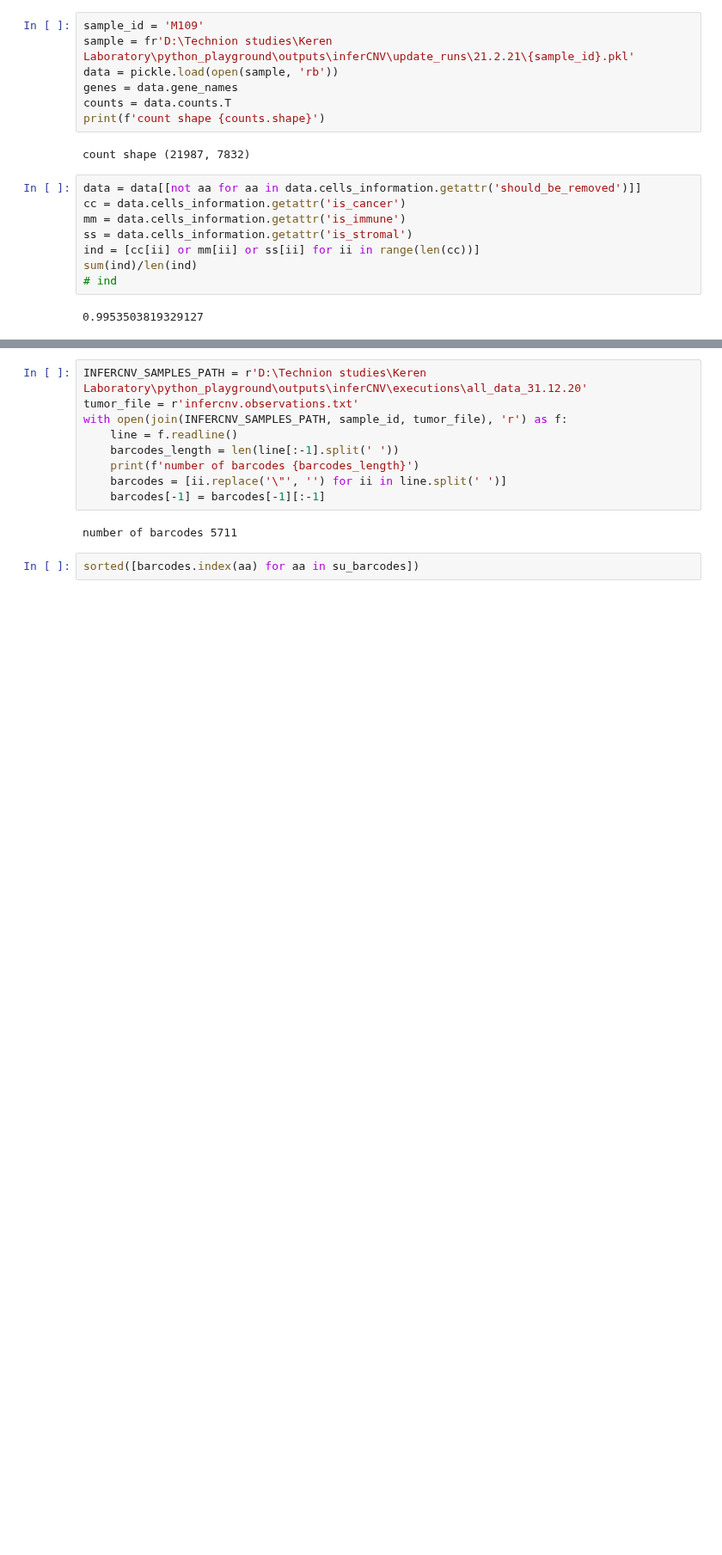
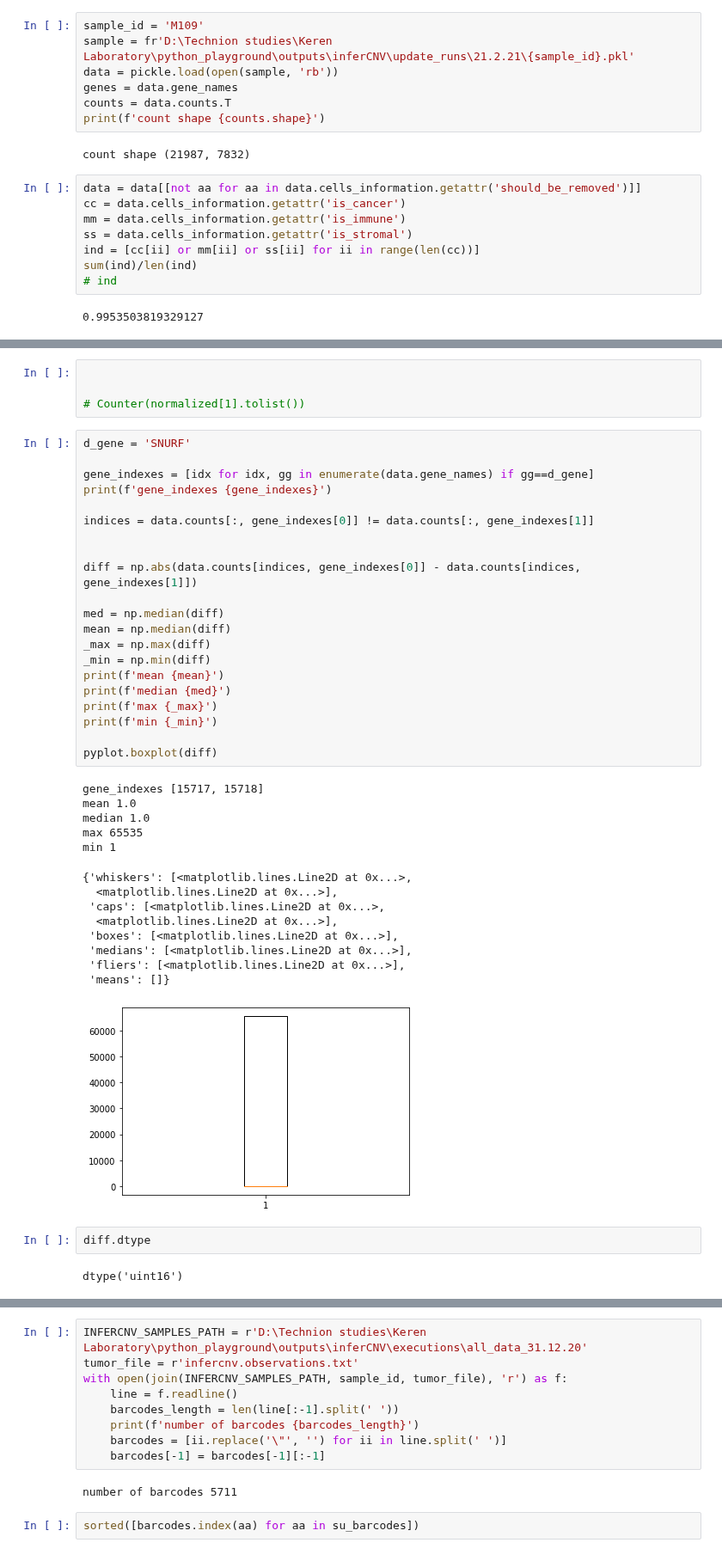
Before and after one commit to ItayShlosberg/classifying-response-to-immunotherapy, a Jupyter notebook: playgrounds/playground_nb.ipynb, the cells around one changed output, grey strips where cells are left out. Shown at 86% size. Drawn from its saved outputs; the diff is of its cells as text; blank space fills up the shorter version.

```diff
--- a/playgrounds/playground_nb.ipynb
+++ b/playgrounds/playground_nb.ipynb
@@ -176,0 +240,44 @@ su_barcodes = data[[not aa for aa in ind]].barcodes
+# %%
+
+
+# Counter(normalized[1].tolist())
+# %%
+d_gene = 'SNURF'
+
+gene_indexes = [idx for idx, gg in enumerate(data.gene_names) if gg==d_gene]
+print(f'gene_indexes {gene_indexes}')
+
+indices = data.counts[:, gene_indexes[0]] != data.counts[:, gene_indexes[1]]
+
+
+diff = np.abs(data.counts[indices, gene_indexes[0]] - data.counts[indices, gene_indexes[1]])
+
+med = np.median(diff)
+mean = np.median(diff)
+_max = np.max(diff)
+_min = np.min(diff)
+print(f'mean {mean}')
+print(f'median {med}')
+print(f'max {_max}')
+print(f'min {_min}')
+
+pyplot.boxplot(diff)
+# %% [output]
+gene_indexes [15717, 15718]
+mean 1.0
+median 1.0
+max 65535
+min 1
+{'whiskers': [<matplotlib.lines.Line2D at 0x...>,
+  <matplotlib.lines.Line2D at 0x...>],
+ 'caps': [<matplotlib.lines.Line2D at 0x...>,
+  <matplotlib.lines.Line2D at 0x...>],
+ 'boxes': [<matplotlib.lines.Line2D at 0x...>],
+ 'medians': [<matplotlib.lines.Line2D at 0x...>],
+ 'fliers': [<matplotlib.lines.Line2D at 0x...>],
+ 'means': []}
+[figure, added]
+# %%
+diff.dtype
+# %% [output]
+dtype('uint16')
```
Also changed, not shown: parts of 13 cells of this notebook, 5 other files.
